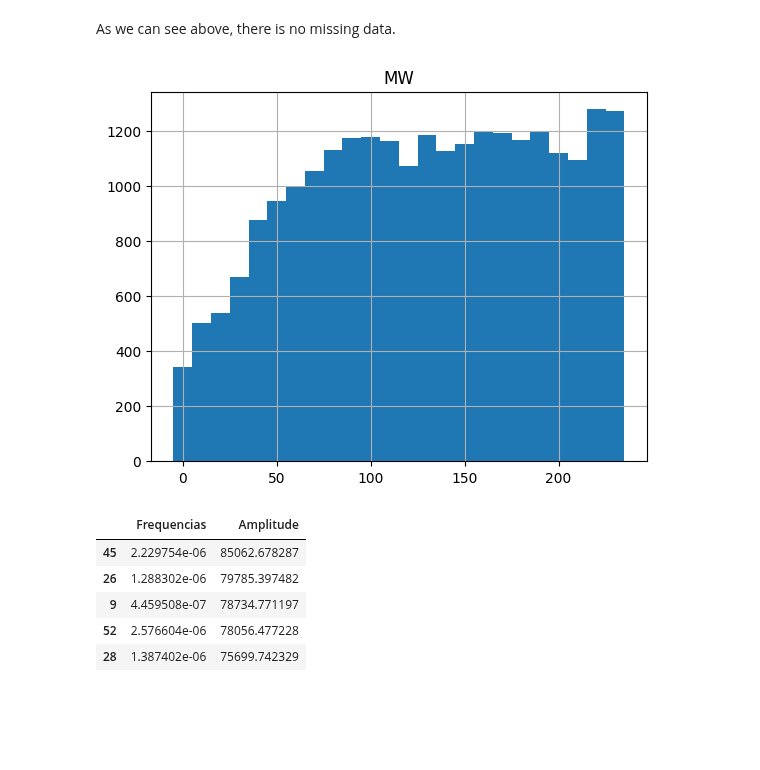
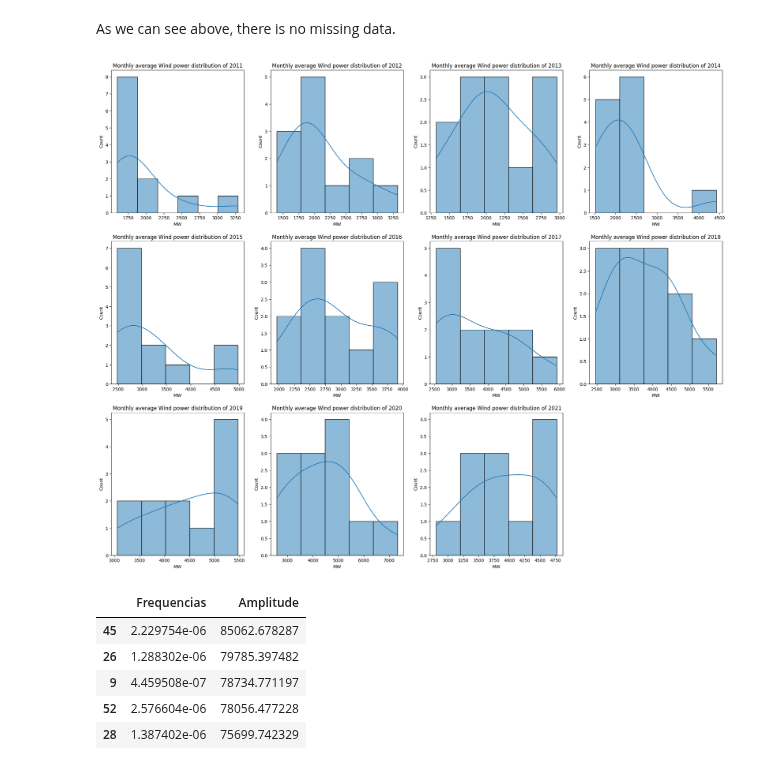
Before and after one commit to caiosoter/DS-Projects, a Jupyter notebook: Wind Power Prediciton/Wind_power_prediction.ipynb, the cells around one changed output. Cells and saved outputs as stored; diff of their text form; code cells hidden in the pictures; blank space fills up the shorter version.

```diff
--- a/Wind Power Prediciton/Wind_power_prediction.ipynb
+++ b/Wind Power Prediciton/Wind_power_prediction.ipynb
@@ -99,11 +99,39 @@ group = dado_horarios.groupby(["year", "month"]).mean().reset_index()
 # Ploting the monthly average Wind Power by year:
 fig = px.line(data_frame=group, x='month', y='MW', color='year', title="Monthly Average Wind power generation by year")
 fig.show()
-# %%
-# Histograma da série temporal:
-sns.histplot()
-# %% [output]
-[figure, removed]
+# %%
+# Histograma da série temporal:
+fig, ax = plt.subplots(ncols=4, nrows=3, sharex=False, sharey=False, figsize=(25, 20))
+
+sns.histplot(x=group[group['year'] == 2011]['MW'], kde=True, ax=ax[0, 0])
+sns.histplot(x=group[group['year'] == 2012]['MW'], kde=True, ax=ax[0, 1])
+sns.histplot(x=group[group['year'] == 2013]['MW'], kde=True, ax=ax[0, 2])
+sns.histplot(x=group[group['year'] == 2014]['MW'], kde=True, ax=ax[0, 3])
+sns.histplot(x=group[group['year'] == 2015]['MW'], kde=True, ax=ax[1, 0])
+sns.histplot(x=group[group['year'] == 2016]['MW'], kde=True, ax=ax[1, 1])
+sns.histplot(x=group[group['year'] == 2017]['MW'], kde=True, ax=ax[1, 2])
+sns.histplot(x=group[group['year'] == 2018]['MW'], kde=True, ax=ax[1, 3])
+sns.histplot(x=group[group['year'] == 2019]['MW'], kde=True, ax=ax[2, 0])
+sns.histplot(x=group[group['year'] == 2020]['MW'], kde=True, ax=ax[2, 1])
+sns.histplot(x=group[group['year'] == 2021]['MW'], kde=True, ax=ax[2, 2])
+ax[2, 3].set_visible(False)
+
+
+ax[0, 0].set_title("Monthly average Wind power distribution of 2011")
+ax[0, 1].set_title("Monthly average Wind power distribution of 2012")
+ax[0, 2].set_title("Monthly average Wind power distribution of 2013")
+ax[0, 3].set_title("Monthly average Wind power distribution of 2014")
+ax[1, 0].set_title("Monthly average Wind power distribution of 2015")
+ax[1, 1].set_title("Monthly average Wind power distribution of 2016")
+ax[1, 2].set_title("Monthly average Wind power distribution of 2017")
+ax[1, 3].set_title("Monthly average Wind power distribution of 2018")
+ax[2, 0].set_title("Monthly average Wind power distribution of 2019")
+ax[2, 1].set_title("Monthly average Wind power distribution of 2020")
+ax[2, 2].set_title("Monthly average Wind power distribution of 2021")
+
+plt.show()
+# %% [output]
+[figure, added]
 # %%
 
 class Preprocessamento:
```
